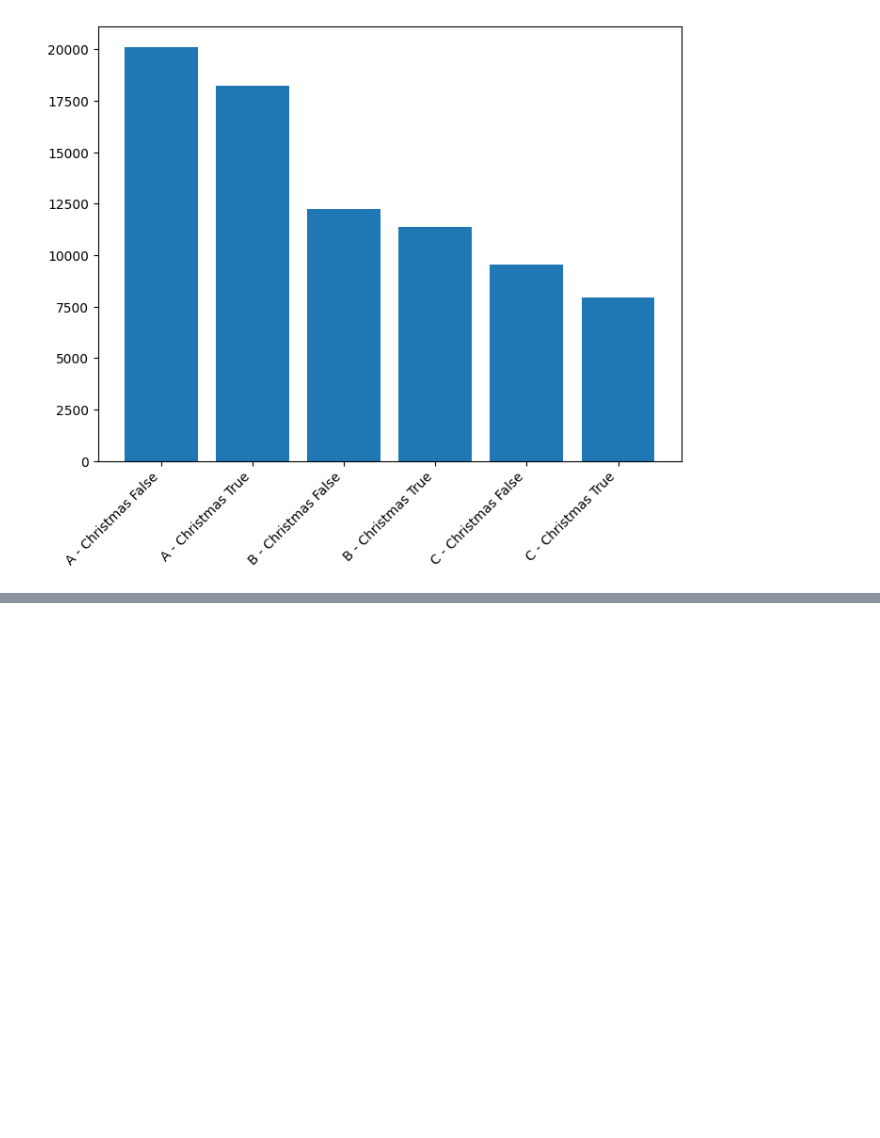
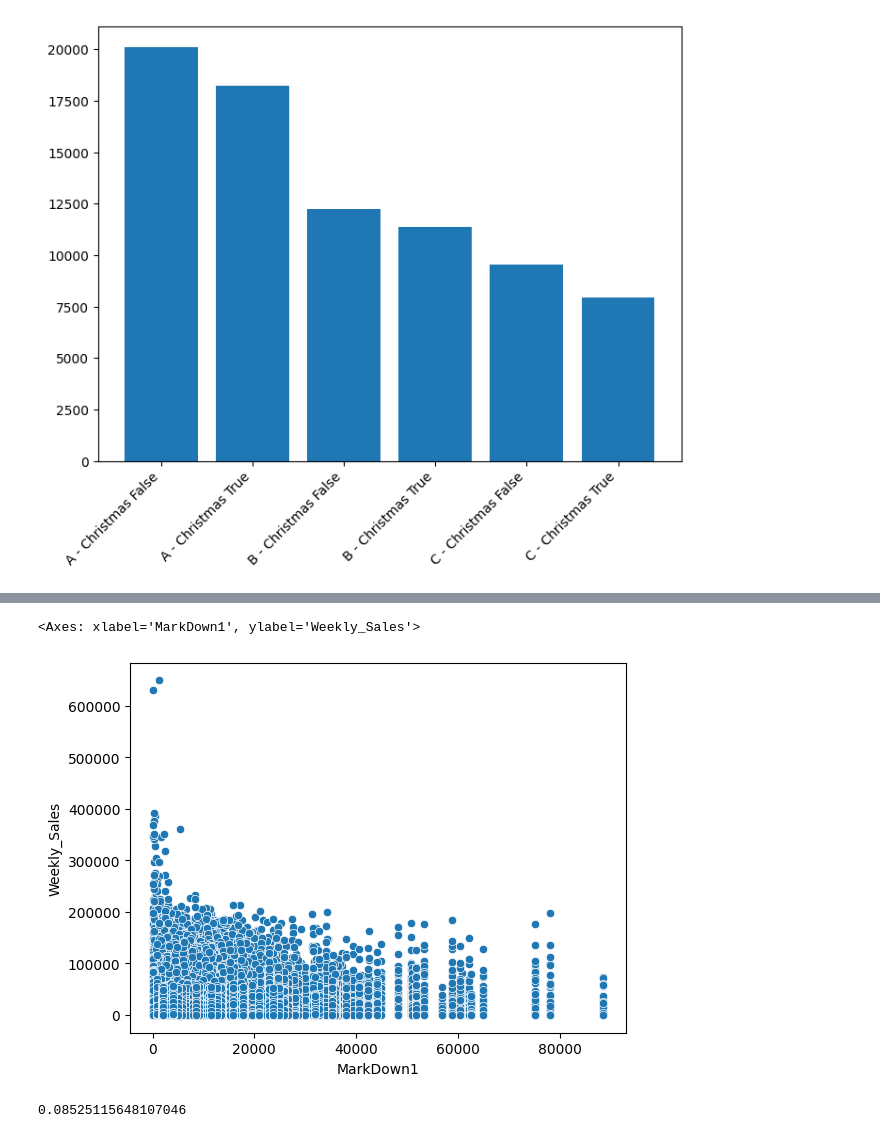
Before and after one commit to HajarRahimi/hypermarket_analysis, a Jupyter notebook: hypermarket_analysis.ipynb, the cells around one changed output, grey strips where cells are left out. Saved outputs shown, nothing was run; the diff lists cells and outputs as text; code cells hidden in the pictures; blank space fills up the shorter version.

```diff
--- a/hypermarket_analysis.ipynb
+++ b/hypermarket_analysis.ipynb
@@ -350,0 +555,9 @@ plt.show()
+# %%
+sns.scatterplot(df_merge, x='MarkDown1', y='Weekly_Sales')
+# %% [output]
+<Axes: xlabel='MarkDown1', ylabel='Weekly_Sales'>
+[figure, added]
+# %%
+df_merge['MarkDown1'].corr(df_merge['Weekly_Sales'])
+# %% [output]
+0.08525115648107046
```
Also changed, not shown: parts of 37 cells of this notebook.
